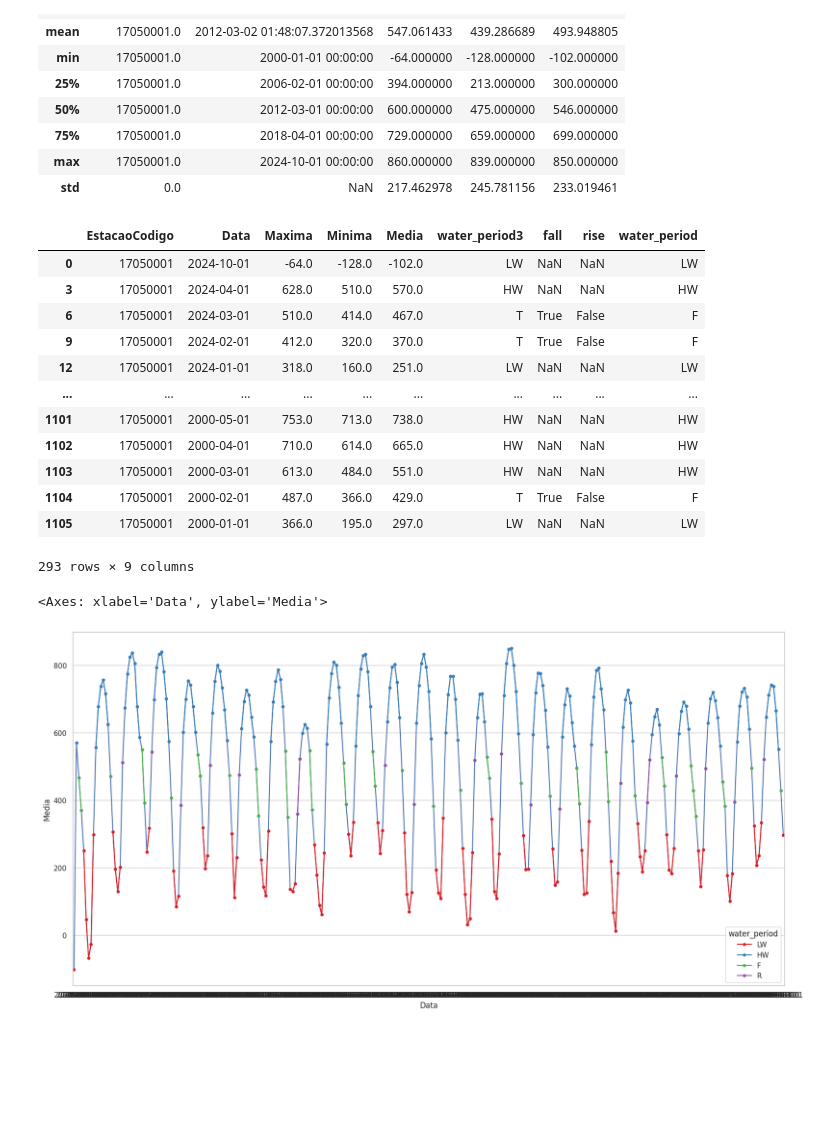
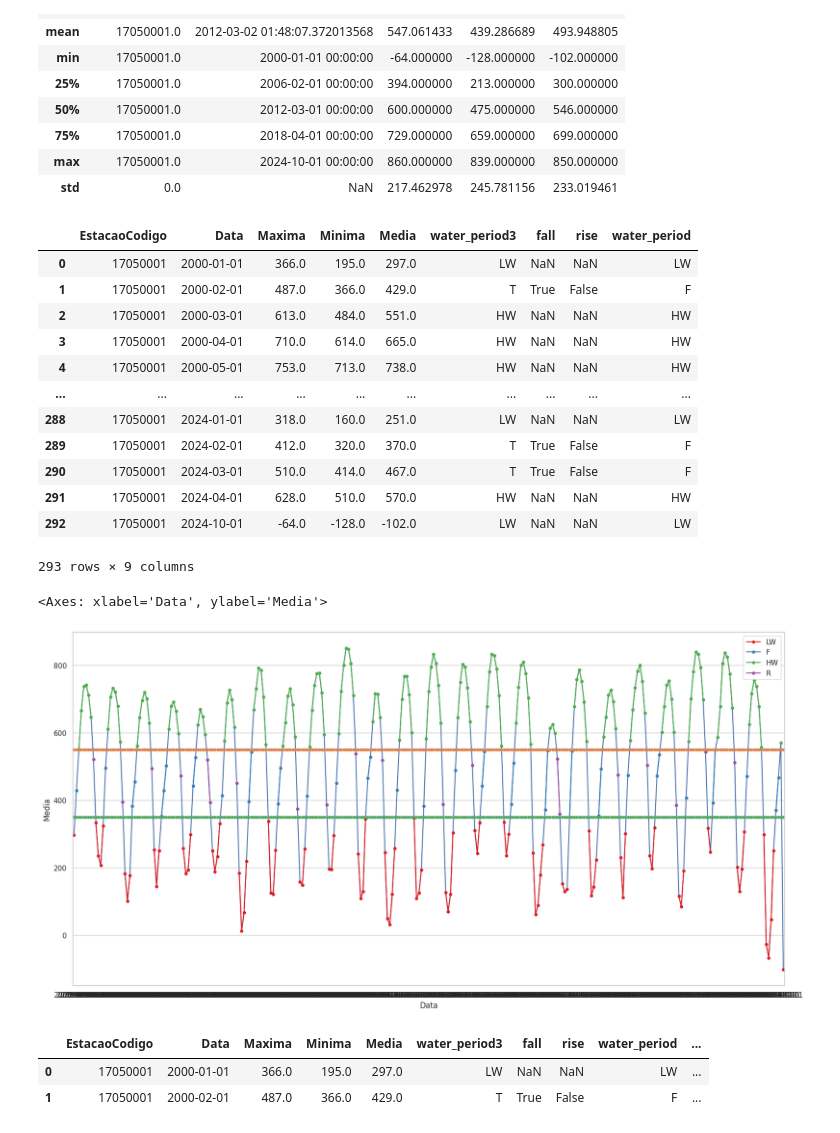
Before and after one commit to larissavaladao/py6s_harmonize_sample, a Jupyter notebook: 6. parameters_by_period/1.set_periods.ipynb, the cells around one changed output. Saved outputs shown, nothing was run; the diff lists cells and outputs as text; code cells hidden in the pictures; blank space fills up the shorter version.

```diff
--- a/6. parameters_by_period/1.set_periods.ipynb
+++ b/6. parameters_by_period/1.set_periods.ipynb
@@ -105,6 +105,7 @@ def set_period(row):
 # %%
 # obter dados de óbidos apenas para o periodo entre 2000 e 2024
 obidos_att = obidos.loc[(obidos['Data'].dt.year >= 2000) & (obidos['Data'].dt.year < 2025)].copy()
+obidos_att = obidos_att.sort_values(by='Data').reset_index(drop=True)
 obidos_att['water_period3'] = obidos_att.apply(lambda row: set_period(row),axis = 1)
 obidos_att.describe()
 # %% [output]
@@ -134,22 +135,27 @@ obidos_att['water_period'] = obidos_att.apply(lambda row: set_fall_rise(row),axi
 obidos_att
 # %% [output]
 |  | EstacaoCodigo | Data | Maxima | Minima | Media | water_period3 | fall | rise | water_period |
-| 0 | 17050001 | 2024-10-01 | -64.0 | -128.0 | -102.0 | LW | NaN | NaN | LW |
-| 3 | 17050001 | 2024-04-01 | 628.0 | 510.0 | 570.0 | HW | NaN | NaN | HW |
-| 6 | 17050001 | 2024-03-01 | 510.0 | 414.0 | 467.0 | T | True | False | F |
-| 9 | 17050001 | 2024-02-01 | 412.0 | 320.0 | 370.0 | T | True | False | F |
-| 12 | 17050001 | 2024-01-01 | 318.0 | 160.0 | 251.0 | LW | NaN | NaN | LW |
+| 0 | 17050001 | 2000-01-01 | 366.0 | 195.0 | 297.0 | LW | NaN | NaN | LW |
+| 1 | 17050001 | 2000-02-01 | 487.0 | 366.0 | 429.0 | T | True | False | F |
+| 2 | 17050001 | 2000-03-01 | 613.0 | 484.0 | 551.0 | HW | NaN | NaN | HW |
+| 3 | 17050001 | 2000-04-01 | 710.0 | 614.0 | 665.0 | HW | NaN | NaN | HW |
+| 4 | 17050001 | 2000-05-01 | 753.0 | 713.0 | 738.0 | HW | NaN | NaN | HW |
 | ... | ... | ... | ... | ... | ... | ... | ... | ... | ... |
-| 1101 | 17050001 | 2000-05-01 | 753.0 | 713.0 | 738.0 | HW | NaN | NaN | HW |
-| 1102 | 17050001 | 2000-04-01 | 710.0 | 614.0 | 665.0 | HW | NaN | NaN | HW |
-| 1103 | 17050001 | 2000-03-01 | 613.0 | 484.0 | 551.0 | HW | NaN | NaN | HW |
-| 1104 | 17050001 | 2000-02-01 | 487.0 | 366.0 | 429.0 | T | True | False | F |
-| 1105 | 17050001 | 2000-01-01 | 366.0 | 195.0 | 297.0 | LW | NaN | NaN | LW |
+| 288 | 17050001 | 2024-01-01 | 318.0 | 160.0 | 251.0 | LW | NaN | NaN | LW |
+| 289 | 17050001 | 2024-02-01 | 412.0 | 320.0 | 370.0 | T | True | False | F |
+| 290 | 17050001 | 2024-03-01 | 510.0 | 414.0 | 467.0 | T | True | False | F |
+| 291 | 17050001 | 2024-04-01 | 628.0 | 510.0 | 570.0 | HW | NaN | NaN | HW |
+| 292 | 17050001 | 2024-10-01 | -64.0 | -128.0 | -102.0 | LW | NaN | NaN | LW |
 293 rows × 9 columns
+# %%
+obidos_att['HW'] = 550
+obidos_att['LW'] = 350
 # %%
 sns.set_theme(style="whitegrid",rc={'figure.figsize':(20,10)})
 sns.pointplot(data=obidos_att,x = obidos_att['Data'],y = obidos_att['Media'],  linewidth=1.5)
 sns.pointplot(data=obidos_att,x = obidos_att['Data'],y = obidos_att['Media'], hue = obidos_att['water_period'], palette="Set1", linewidth=1.5)
+sns.pointplot(data=obidos_att,x = obidos_att['Data'],y = obidos_att['HW'],  linewidth=1.5)
+sns.pointplot(data=obidos_att,x = obidos_att['Data'],y = obidos_att['LW'],  linewidth=1.5)
 # %% [output]
 <Axes: xlabel='Data', ylabel='Media'>
-[figure, old version]
+[figure, new version]
@@ -155,0 +165,6 @@ sns.pointplot(data=obidos_att,x = obidos_att['Data'],y = obidos_att['Media'], hu
+# %%
+obidos_att[0:2]
+# %% [output]
+|  | EstacaoCodigo | Data | Maxima | Minima | Media | water_period3 | fall | rise | water_period | ... |
+| 0 | 17050001 | 2000-01-01 | 366.0 | 195.0 | 297.0 | LW | NaN | NaN | LW | ... |
+| 1 | 17050001 | 2000-02-01 | 487.0 | 366.0 | 429.0 | T | True | False | F | ... |
```
Also changed, not shown: parts of 10 cells of this notebook.
